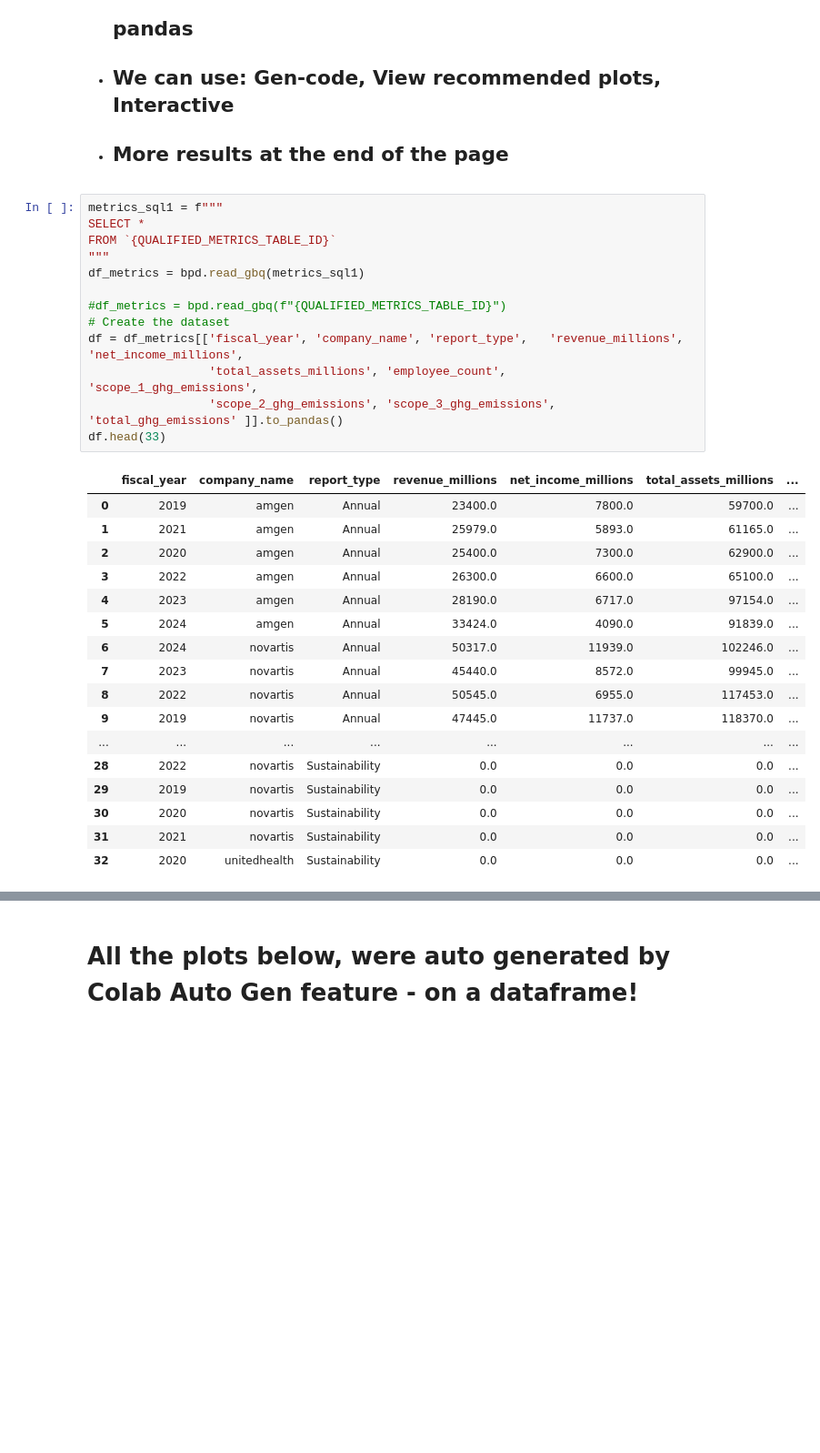
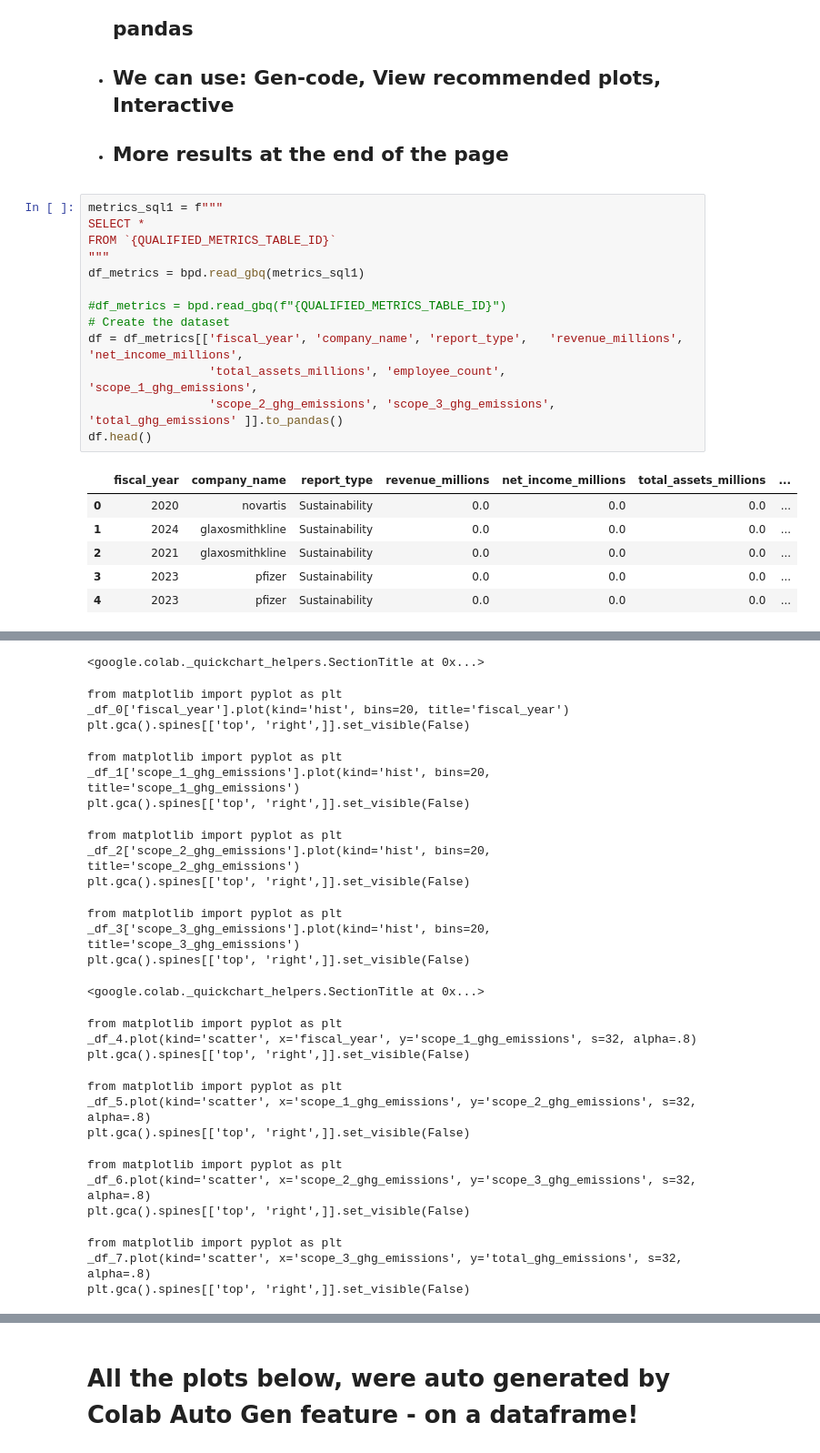
Before and after one commit to intellitrend-global/google_hackathon_bq_ai, a Jupyter notebook: process_reports.ipynb, the cells around one changed output, grey strips where cells are left out. Shown: that part at 91% size. Cells and saved outputs as stored; diff of their text form; blank space fills up the shorter version.

```diff
--- a/process_reports.ipynb
+++ b/process_reports.ipynb
@@ -810,31 +823,20 @@ else:
 # %%
 metrics_sql1 = f"""
 SELECT *
 FROM `{QUALIFIED_METRICS_TABLE_ID}`
 """
 df_metrics = bpd.read_gbq(metrics_sql1)
 
 #df_metrics = bpd.read_gbq(f"{QUALIFIED_METRICS_TABLE_ID}")
 # Create the dataset
 df = df_metrics[['fiscal_year', 'company_name', 'report_type',   'revenue_millions', 'net_income_millions',
                  'total_assets_millions', 'employee_count',   'scope_1_ghg_emissions',
                  'scope_2_ghg_emissions', 'scope_3_ghg_emissions', 'total_ghg_emissions' ]].to_pandas()
-df.head(33)
+df.head()
 # %% [output]
 |  | fiscal_year | company_name | report_type | revenue_millions | net_income_millions | total_assets_millions | ... |
-| 0 | 2019 | amgen | Annual | 23400.0 | 7800.0 | 59700.0 | ... |
-| 1 | 2021 | amgen | Annual | 25979.0 | 5893.0 | 61165.0 | ... |
-| 2 | 2020 | amgen | Annual | 25400.0 | 7300.0 | 62900.0 | ... |
-| 3 | 2022 | amgen | Annual | 26300.0 | 6600.0 | 65100.0 | ... |
-| 4 | 2023 | amgen | Annual | 28190.0 | 6717.0 | 97154.0 | ... |
-| 5 | 2024 | amgen | Annual | 33424.0 | 4090.0 | 91839.0 | ... |
-| 6 | 2024 | novartis | Annual | 50317.0 | 11939.0 | 102246.0 | ... |
-| 7 | 2023 | novartis | Annual | 45440.0 | 8572.0 | 99945.0 | ... |
-| 8 | 2022 | novartis | Annual | 50545.0 | 6955.0 | 117453.0 | ... |
-| 9 | 2019 | novartis | Annual | 47445.0 | 11737.0 | 118370.0 | ... |
-| ... | ... | ... | ... | ... | ... | ... | ... |
-| 28 | 2022 | novartis | Sustainability | 0.0 | 0.0 | 0.0 | ... |
-| 29 | 2019 | novartis | Sustainability | 0.0 | 0.0 | 0.0 | ... |
-| 30 | 2020 | novartis | Sustainability | 0.0 | 0.0 | 0.0 | ... |
-| 31 | 2021 | novartis | Sustainability | 0.0 | 0.0 | 0.0 | ... |
-| 32 | 2020 | unitedhealth | Sustainability | 0.0 | 0.0 | 0.0 | ... |
+| 0 | 2020 | novartis | Sustainability | 0.0 | 0.0 | 0.0 | ... |
+| 1 | 2024 | glaxosmithkline | Sustainability | 0.0 | 0.0 | 0.0 | ... |
+| 2 | 2021 | glaxosmithkline | Sustainability | 0.0 | 0.0 | 0.0 | ... |
+| 3 | 2023 | pfizer | Sustainability | 0.0 | 0.0 | 0.0 | ... |
+| 4 | 2023 | pfizer | Sustainability | 0.0 | 0.0 | 0.0 | ... |
@@ -840,0 +844,26 @@ df.head(33)
+<google.colab._quickchart_helpers.SectionTitle at 0x...>
+from matplotlib import pyplot as plt
+_df_0['fiscal_year'].plot(kind='hist', bins=20, title='fiscal_year')
+plt.gca().spines[['top', 'right',]].set_visible(False)
+from matplotlib import pyplot as plt
+_df_1['scope_1_ghg_emissions'].plot(kind='hist', bins=20, title='scope_1_ghg_emissions')
+plt.gca().spines[['top', 'right',]].set_visible(False)
+from matplotlib import pyplot as plt
+_df_2['scope_2_ghg_emissions'].plot(kind='hist', bins=20, title='scope_2_ghg_emissions')
+plt.gca().spines[['top', 'right',]].set_visible(False)
+from matplotlib import pyplot as plt
+_df_3['scope_3_ghg_emissions'].plot(kind='hist', bins=20, title='scope_3_ghg_emissions')
+plt.gca().spines[['top', 'right',]].set_visible(False)
+<google.colab._quickchart_helpers.SectionTitle at 0x...>
+from matplotlib import pyplot as plt
+_df_4.plot(kind='scatter', x='fiscal_year', y='scope_1_ghg_emissions', s=32, alpha=.8)
+plt.gca().spines[['top', 'right',]].set_visible(False)
+from matplotlib import pyplot as plt
+_df_5.plot(kind='scatter', x='scope_1_ghg_emissions', y='scope_2_ghg_emissions', s=32, alpha=.8)
+plt.gca().spines[['top', 'right',]].set_visible(False)
+from matplotlib import pyplot as plt
+_df_6.plot(kind='scatter', x='scope_2_ghg_emissions', y='scope_3_ghg_emissions', s=32, alpha=.8)
+plt.gca().spines[['top', 'right',]].set_visible(False)
+from matplotlib import pyplot as plt
+_df_7.plot(kind='scatter', x='scope_3_ghg_emissions', y='total_ghg_emissions', s=32, alpha=.8)
+plt.gca().spines[['top', 'right',]].set_visible(False)
```
Also changed, not shown: parts of 12 cells of this notebook.
